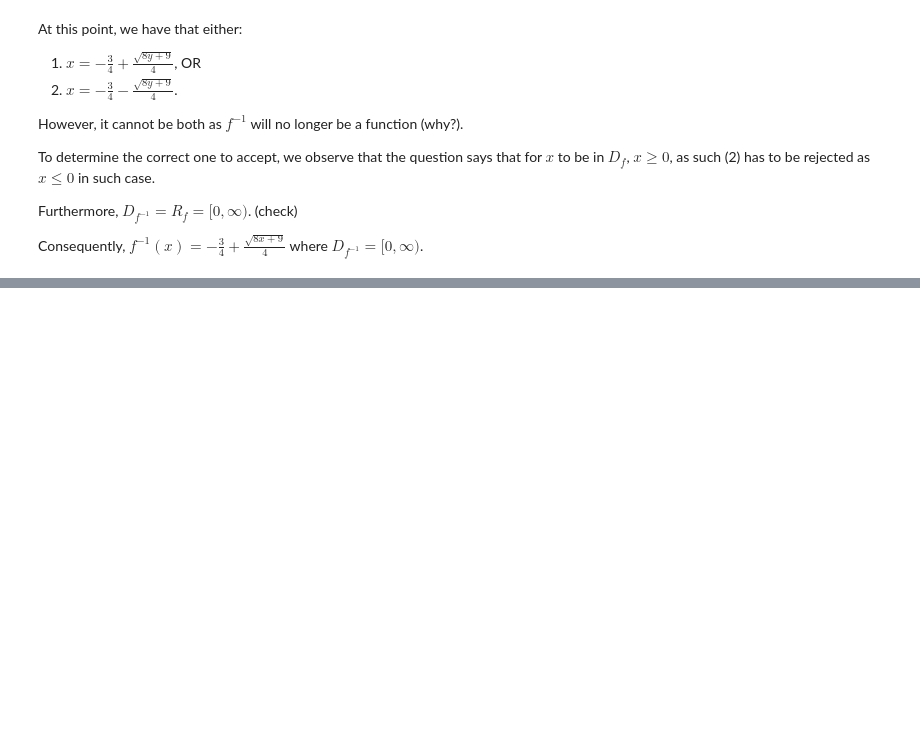
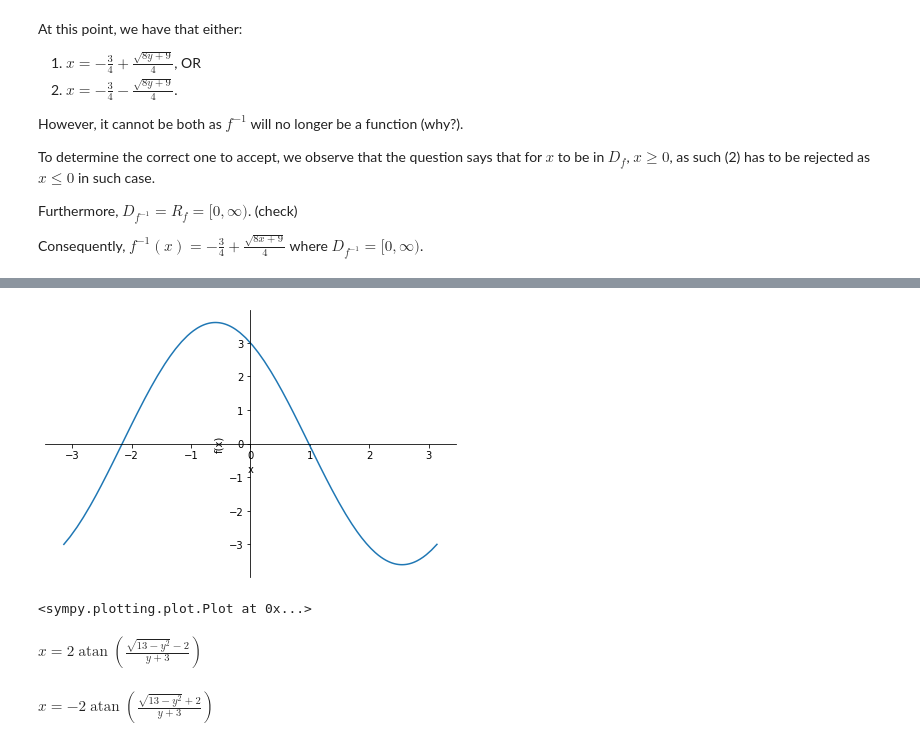
Before and after one commit to beertino/H2_math_w_python, a Jupyter notebook: Notes/Functions.ipynb, the cells around one changed output, grey strips where cells are left out. Saved outputs shown, nothing was run; the diff lists cells and outputs as text; code cells hidden in the pictures; blank space fills up the shorter version.

```diff
--- a/Notes/Functions.ipynb
+++ b/Notes/Functions.ipynb
@@ -1057,0 +1298,25 @@ Consequently, $f^{-1}(x)=-\frac{3}{4}+\frac{\sqrt{8x+9}}{4}$ where $D_{f^{-1}}=[
+# %%
+plot(f,(x,-pi,pi))
+# %% [output]
+[figure, added]
+<sympy.plotting.plot.Plot at 0x...>
+# %%
+from sympy import *
+from IPython.display import Math,display,Latex
+
+x, y = symbols('x y')
+
+# Making x the subject
+expr = 3*cos(x)-2*sin(x)
+f_inverse = solve(y-expr,x)
+
+# We use try-except block in case there's only 1 value
+# Generally, A level functions don't have more than 2 possible relation for the inverse
+try:
+    for i in range(2):
+        display(Math(f'x={ latex(f_inverse[i])}'))
+except:
+    pass
+# %% [output]
+$\displaystyle x=2 \operatorname{atan}{\left(\frac{\sqrt{13 - y^{2}} - 2}{y + 3} \right)}$
+$\displaystyle x=- 2 \operatorname{atan}{\left(\frac{\sqrt{13 - y^{2}} + 2}{y + 3} \right)}$
```
Also changed, not shown: parts of 15 cells of this notebook, 6 other files.
